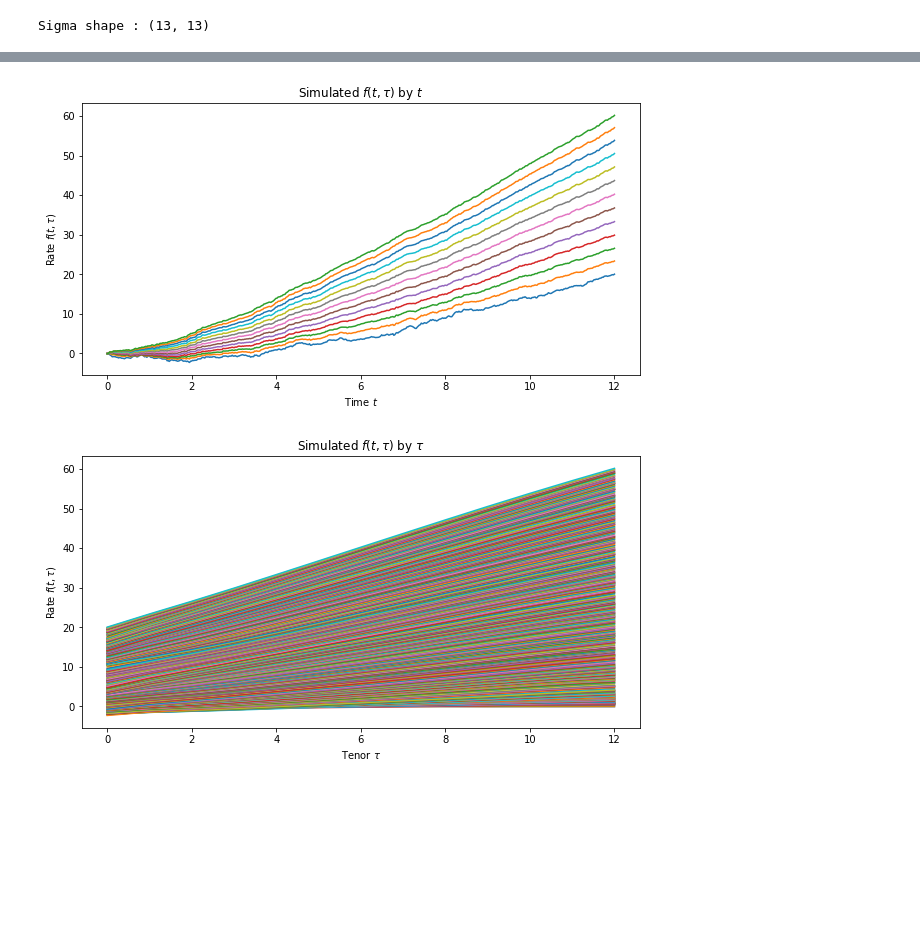
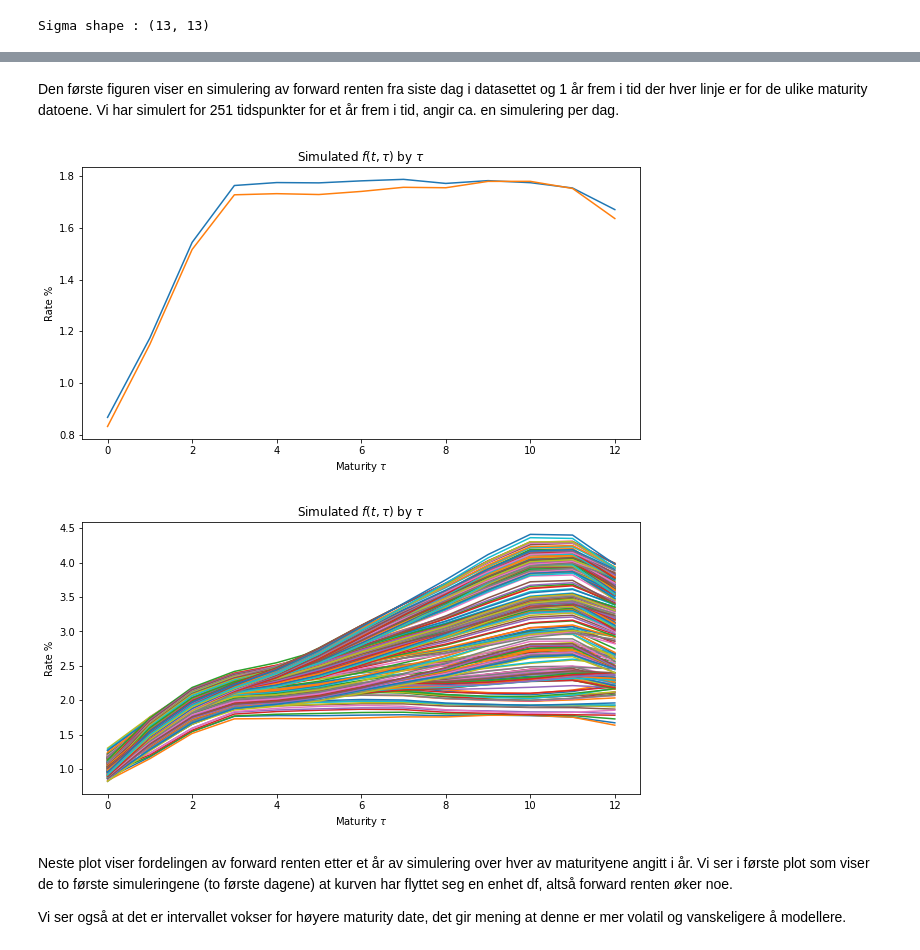
Before and after one commit to siljeanf/MathematicalFinance, a Jupyter notebook: exercise3/multifactormodelling.ipynb, the cells around one changed output, grey strips where cells are left out. Saved outputs shown, nothing was run; the diff lists cells and outputs as text; code cells hidden in the pictures; blank space fills up the shorter version.

```diff
--- a/exercise3/multifactormodelling.ipynb
+++ b/exercise3/multifactormodelling.ipynb
@@ -32,7 +32,7 @@ df_final = pd.DataFrame(dates)
 df_final.columns = ['dates']
 
 # nseries er 14
-for col in range(0,nseries-1):
+for col in range(0,nseries):
 
     temp = np.zeros(nrows)
 
@@ -222,7 +297,7 @@ class PolynomialInterpolator:
         return sum(np.multiply(X, C))
 # %%
 fitted_vols = []
-
+tenors = tau[0:-1]
 def fit_volatility(i, degree, title): # i is giving index nr. of PC
     vol = get_matrix_column(vols, i)
     fitted_vol = PolynomialInterpolator(np.polyfit(tenors, vol, degree))
@@ -238,12 +313,12 @@ plt.figure(figsize=(10,5))
 
 # We will approximate the first principal component with interpolator with 0 degree (straight line). This approximates well parallel movements of interest rates.
 plt.subplot(1, 3, 1)
-fit_volatility(0, 0, '1st component')
-fitted_vol_try = PolynomialInterpolator([0.52])
-fitted_vols.append(fitted_vol_try)
+fitted_vols.append(fit_volatility(0, 0, '1st component'))
+# fitted_vol_try = PolynomialInterpolator([0.52])
+# fitted_vols.append(fitted_vol_try)
 
-plt.plot(tenors, [fitted_vol_try.calc(x) for x in tenors], label='Harkodet fitted volatility')
-plt.legend()
+# plt.plot(tenors, [fitted_vol_try.calc(x) for x in tenors], label='Harkodet fitted volatility')
+# plt.legend()
 
 # 2nd and 3rd principal component will be approximated using cubic interpolator with degree 3.
 plt.subplot(1, 3, 2)
@@ -325,11 +400,11 @@ Monte Carlo Simulation with risk-neutral drift is used to generate evolution of
 # %%
 # finn start-forward rate for hver rente
-print(mc_tenors)
-f0 = np.array(np.matrix(diff_rates.iloc[0,:]).flatten())[0] #tar første element for å bli kvitt dobbel liste
-print(f0)
+f0 = np.array(np.matrix(df_fwd.iloc[-1,:]).flatten())[0] #tar første element for å bli kvitt dobbel liste
+f0 = f0[1:]
 
 plt.figure(figsize=(10,5))
 plt.plot(mc_tenors, f0.transpose(), marker='.')
 plt.ylabel('$f(t_0,T)$')
+plt.title("Yield curve for forward rate for last data point (today) ")
 plt.xlabel("T (maturity date)")
 # %% [output]
@@ -375,30 +472,24 @@ def simulation(f, tenors, drift, vols, timeline):
+# %% [markdown]
+Den første figuren viser en simulering av forward renten fra siste dag i datasettet og 1 år frem i tid der hver linje er for de ulike maturity datoene. Vi har simulert for 251 tidspunkter for et år frem i tid, angir ca. en simulering per dag.
 # %%
-proj_rates = []
-proj_timeline = np.linspace(0,12,500)
-
-for i, (t, f) in enumerate(simulation(f0, mc_tenors, mc_drift, mc_vols, proj_timeline)):
-    proj_rates.append(f)
-
-proj_rates = np.matrix(proj_rates)
-
 
 plt.figure(figsize=(10,5))
-plt.plot(proj_timeline.transpose(), proj_rates)
-plt.xlabel(r'Time $t$')
-plt.ylabel(r'Rate $f(t,\tau)$')
-plt.title(r'Simulated $f(t,\tau)$ by $t$')
+plt.plot(mc_tenors, np.array(proj_rates.transpose()[:,0:2]))
+plt.xlabel(r'Maturity $\tau$')
+plt.ylabel(r'Rate %')
+plt.title(r'Simulated $f(t,\tau)$ by $\tau$')
 plt.show()
 
 plt.figure(figsize=(10,5))
 plt.plot(mc_tenors, proj_rates.transpose())
-plt.xlabel(r'Tenor $\tau$')
-plt.ylabel(r'Rate $f(t,\tau)$')
+plt.xlabel(r'Maturity $\tau$')
+plt.ylabel(r'Rate %')
 plt.title(r'Simulated $f(t,\tau)$ by $\tau$')
 plt.show()
-
-
-#start dato???
-# forstå monte carlo koden!!
 # %% [output]
-[figure, old version]
+[figure, new version]
-[figure, old version]
+[figure, new version]
+# %% [markdown]
+Neste plot viser fordelingen av forward renten etter et år av simulering over hver av maturityene angitt i år. Vi ser i første plot som viser de to første simuleringene (to første dagene) at kurven har flyttet seg en enhet df, altså forward renten øker noe.
+
+Vi ser også at det er intervallet vokser for høyere maturity date, det gir mening at denne er mer volatil og vanskeligere å modellere.
```
Also changed, not shown: parts of 28 cells of this notebook, 2 other files.
